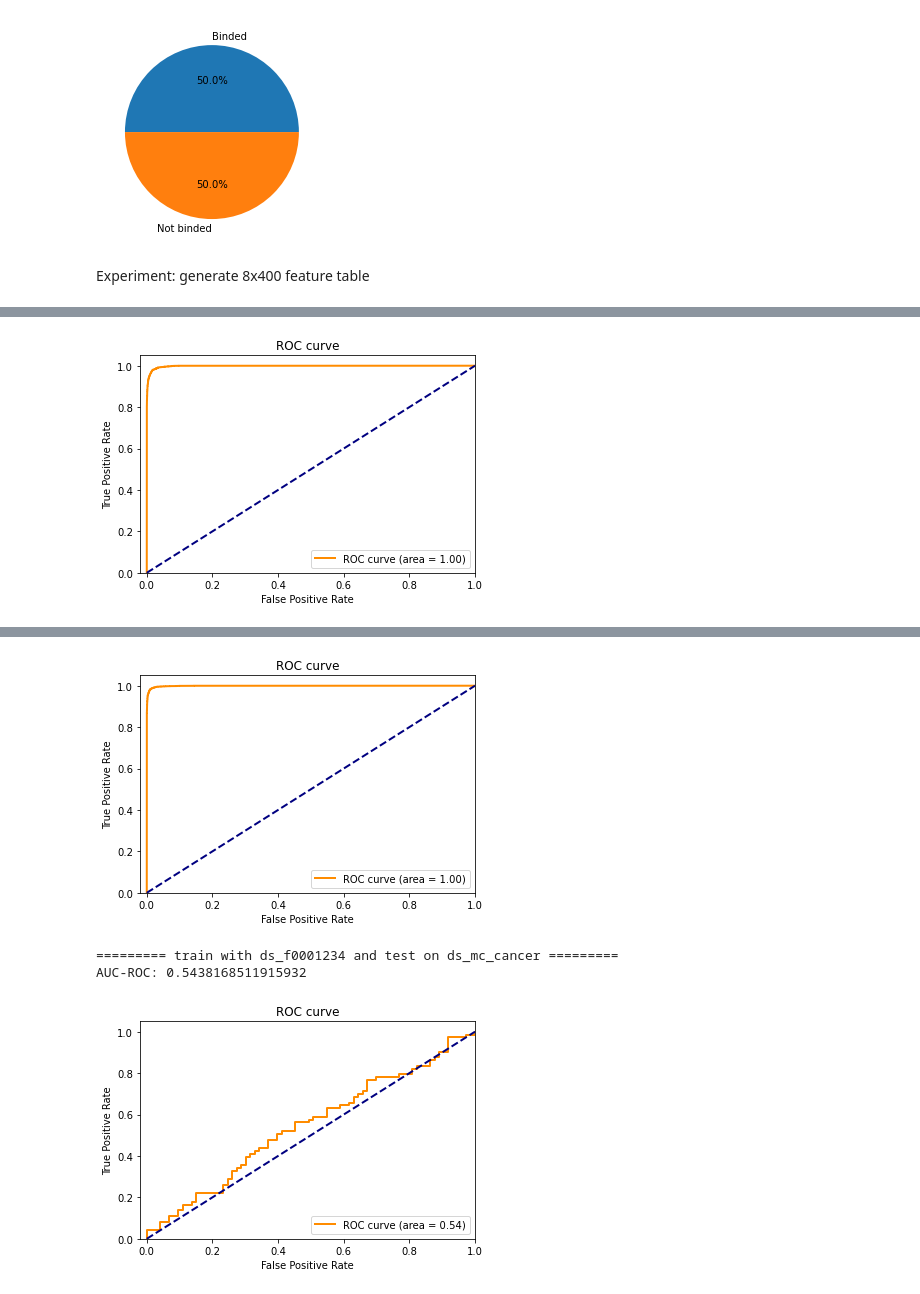
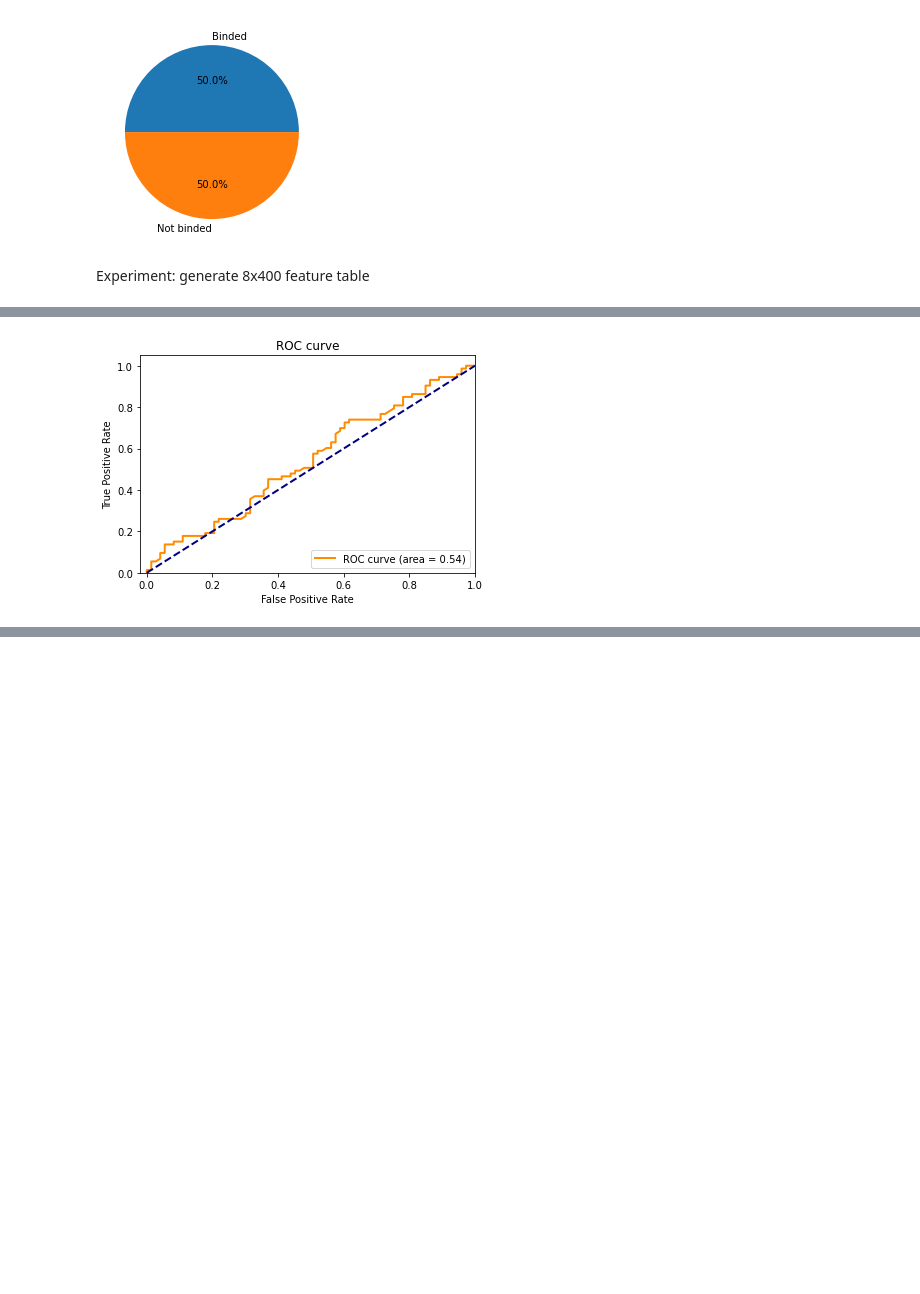
Before and after one commit to augustthedoodle/mhc_binding, a Jupyter notebook: mhc_matrix.ipynb, the cells around one changed output, grey strips where cells are left out. Cells and saved outputs as stored; diff of their text form; code cells hidden in the pictures; blank space fills up the shorter version.

```diff
--- a/mhc_matrix.ipynb
+++ b/mhc_matrix.ipynb
@@ -259,11 +277,11 @@ X_list = {}
 y_list = {}
 
 ds_list = {
-    'ds_fxxx': dataset_fxxx,
-    'ds_cxxx': dataset_cxxx,
-    'ds_cancer': dataset_cancer,
+    #'ds_fxxx': dataset_fxxx,
+    #'ds_cxxx': dataset_cxxx,
+    #'ds_cancer': dataset_cancer,
     'ds_c0001234': dataset_c0001234,
-    'ds_f0001234': dataset_f0001234,
+    #'ds_f0001234': dataset_f0001234,
     'ds_mc_cancer': dataset_mc_cancer
 }
 
@@ -284,7 +302,7 @@ else:
         ds = value
         for index in range(len(ds)):
             #feat = BuildFeature(df=scoreTable, seq=ds.loc[index, 'sequence'], type='sparse')
-            feat = BuildFeature(df=scoreTable, seq=ds.loc[index, 'sequence'], type='condense')
+            feat = BuildFeature(df=scoreTable, seq=ds.loc[index, 'sequence'], segment=3, type='condense')
             X_.append(feat)
             y_.append(ds.loc[index, 'class'])
 
@@ -302,7 +320,7 @@ else:
         end = time.time()
         print("Time to build feature vector: {} sec".format(end-start))
 
-use_train = 'ds_fxxx'
+use_train = 'ds_c0001234'
 X = X_list[use_train]
 y = y_list[use_train]
 X_train, X_test, y_train, y_test = train_test_split(X, y, test_size=0.3, random_state=17, stratify=y)
@@ -405,12 +423,12 @@ if ENABLE_CV_XGBOOST:
     xgb_cv = run_xgb_cv(p=params, k=5, X=X, y=y)
     print(xgb_cv)
 
-    use_train = 'ds_f0001234'
-    print("CV train on "+use_train)
-    X = X_list[use_train]
-    y = y_list[use_train]
-    xgb_cv = run_xgb_cv(p=params, k=5, X=X, y=y)
-    print(xgb_cv)
+    # use_train = 'ds_f0001234'
+    # print("CV train on "+use_train)
+    # X = X_list[use_train]
+    # y = y_list[use_train]
+    # xgb_cv = run_xgb_cv(p=params, k=5, X=X, y=y)
+    # print(xgb_cv)
 
     # train c model and test f
     print("========= train with {} and test on {} =========".format('ds_c0001234', 'ds_f0001234'))
@@ -426,30 +444,30 @@ if ENABLE_CV_XGBOOST:
     end = time.time()
     print("Time to train: {} sec".format(end-start))
 
-    xgb_test = xgb.DMatrix(X_list['ds_f0001234'].values)
-    y_pred = model.predict(xgb_test)
-    show_roc_curve(y_test = y_list['ds_f0001234'], y_pred = y_pred)
+    # xgb_test = xgb.DMatrix(X_list['ds_f0001234'].values)
+    # y_pred = model.predict(xgb_test)
+    # show_roc_curve(y_test = y_list['ds_f0001234'], y_pred = y_pred)
 
-    # train f model and test c
-    print("========= train with {} and test on {} =========".format('ds_f0001234', 'ds_c0001234'))
-    use_train = 'ds_f0001234'
-    X = X_list[use_train]
-    y = y_list[use_train]
-    xgb_train = xgb.DMatrix(X.values, y.values)
+    # # train f model and test c
+    # print("========= train with {} and test on {} =========".format('ds_f0001234', 'ds_c0001234'))
+    # use_train = 'ds_f0001234'
+    # X = X_list[use_train]
+    # y = y_list[use_train]
+    # xgb_train = xgb.DMatrix(X.values, y.values)
 
-    num_round = 300
-    watchlist = [(xgb_train, 'train')]
-    start = time.time()
-    model = xgb.train(params, xgb_train, num_round, watchlist)
-    end = time.time()
-    print("Time to train: {} sec".format(end-start))
+    # num_round = 300
+    # watchlist = [(xgb_train, 'train')]
+    # start = time.time()
+    # model = xgb.train(params, xgb_train, num_round, watchlist)
+    # end = time.time()
+    # print("Time to train: {} sec".format(end-start))
 
-    xgb_test = xgb.DMatrix(X_list['ds_c0001234'].values)
-    y_pred = model.predict(xgb_test)
-    show_roc_curve(y_test = y_list['ds_c0001234'], y_pred = y_pred)
+    # xgb_test = xgb.DMatrix(X_list['ds_c0001234'].values)
+    # y_pred = model.predict(xgb_test)
+    # show_roc_curve(y_test = y_list['ds_c0001234'], y_pred = y_pred)
 
-    # use f model to test ds_mc_cancer
-    print("========= train with {} and test on {} =========".format('ds_f0001234', 'ds_mc_cancer'))
+    # use c model to test ds_mc_cancer
+    print("========= train with {} and test on {} =========".format('ds_c0001234', 'ds_mc_cancer'))
     xgb_test = xgb.DMatrix(X_list['ds_mc_cancer'].values)
     y_pred = model.predict(xgb_test)
     show_roc_curve(y_test = y_list['ds_mc_cancer'], y_pred = y_pred)
@@ -474 +492 @@ AUC-ROC: 0.9984473435235175
-[figure, old version]
+[figure, new version]
@@ -492,4 +492,0 @@ AUC-ROC: 0.9990966358115673
-[figure, removed]
-========= train with ds_f0001234 and test on ds_mc_cancer =========
-AUC-ROC: 0.5438168511915932
-[figure, removed]
```
Also changed, not shown: parts of 3 cells of this notebook, 1 other file.
